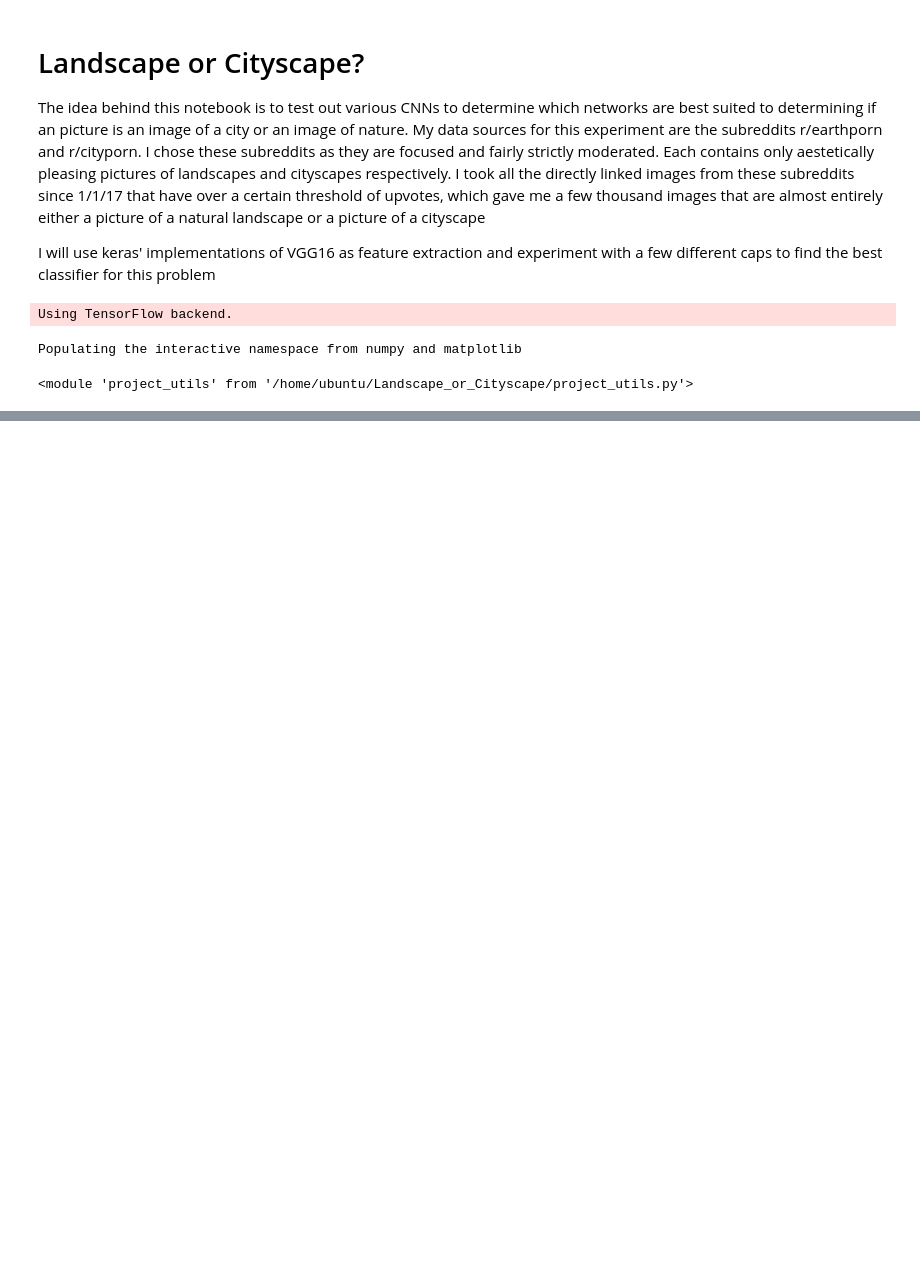
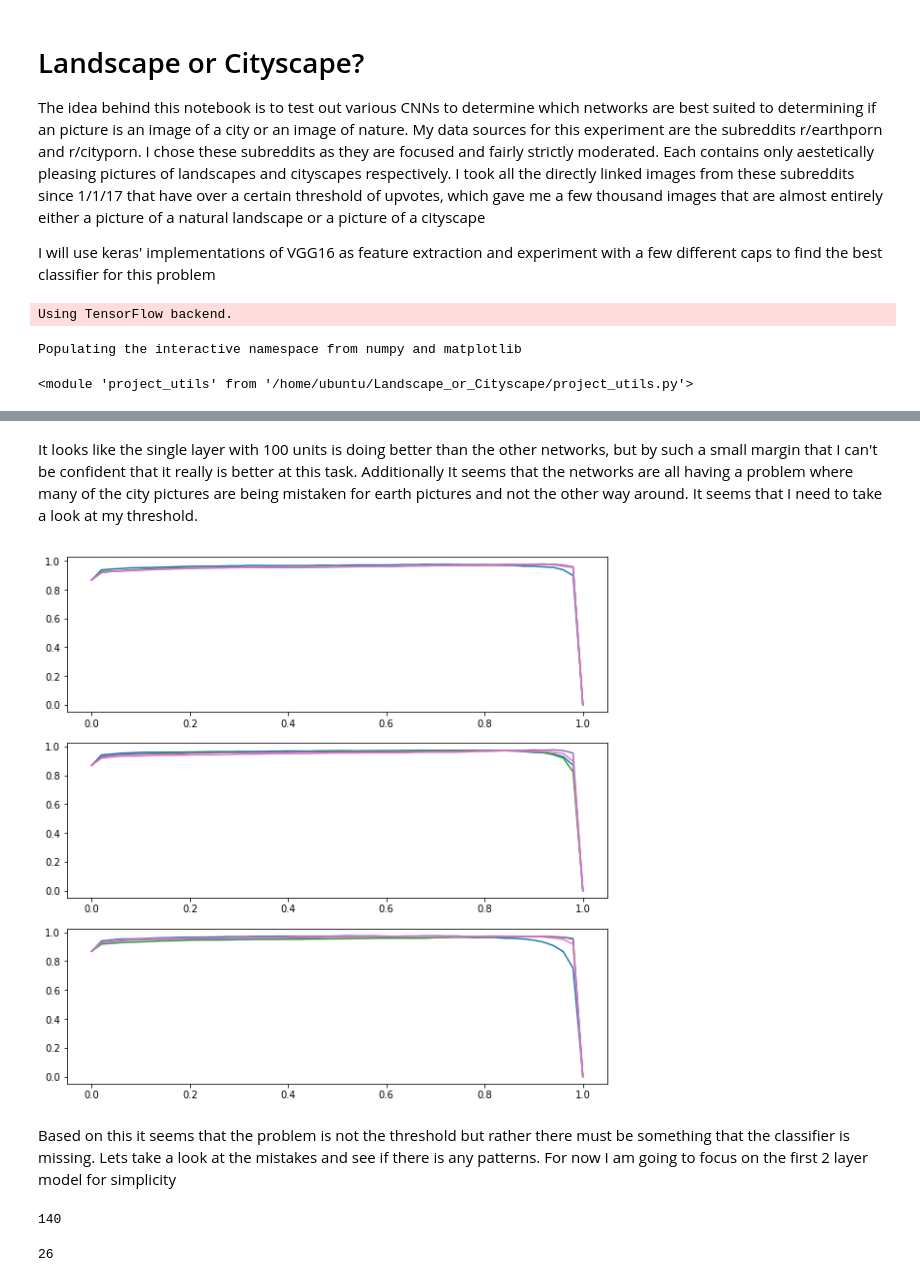
Before and after one commit to GougeC/Landscape_or_Cityscape, a Jupyter notebook: Landscape_Or_Cityscape.ipynb, the cells around one changed output, grey strips where cells are left out. Drawn from its saved outputs; the diff is of its cells as text; code cells hidden in the pictures; blank space fills up the shorter version.

```diff
--- a/Landscape_Or_Cityscape.ipynb
+++ b/Landscape_Or_Cityscape.ipynb
@@ -153,6 +83,0 @@ for model in max_pool_two_layer:
-# %%
-#evaluate model with large top layer
-for model in max_pool_one_big:
-    rocs = []
-    rocs.append(project_utils.evaluate_and_confusion_matrix(X_test,y_test, model, print_res=True))
-    print("Mean ROCAUC score: {}".format())
@@ -197,0 +132,16 @@ This network is doing pretty well! Its at about 95% accuracy between the classes
+# %%
+i = 0
+total = len([x for y in model_types for x in y])
+for model_list in model_types:
+    for model in model_list:
+        model.fit_generator(generator = train_generator,
+                            epochs=20,
+                            steps_per_epoch= 40, #there are 16 images per step so this is 640 per epoch
+                            callbacks = [early_stopping],
+                            validation_data = validation_generator,
+                            validation_steps=40, #validation on 640 images
+                            workers=12,
+                            use_multiprocessing=True,
+                            verbose = 1)
+        i+=1
+        print("{}/{} models trained".format(i,total))
@@ -197,0 +246,31 @@ This network is doing pretty well! Its at about 95% accuracy between the classes
+# %% [markdown]
+It looks like the single layer with 100 units is doing better than the other networks, but by such a small margin that I can't be confident that it really is better at this task. Additionally It seems that the networks are all having a problem where many of the city pictures are being mistaken for earth pictures and not the other way around. It seems that I need to take a look at my threshold.
+# %%
+from sklearn.metrics import f1_score
+def get_multiple_f1_scores(y_true, predictions):
+    '''Takes an F1 score for every threshold (0,1) in steps of .02'''
+    scores = []
+    for threshold in np.linspace(0,1,51):
+        actual = np.argmax(y_true,axis = 1)
+        pred = predictions[:,1] > threshold
+        f1 = f1_score(actual,pred)
+        scores.append(f1)
+    return scores
+# %%
+fig, axs = plt.subplots(ncols = 1, nrows= 3, figsize = (10,10))
+for ind,model_list in enumerate(model_types):
+    for model in model_list:
+        preds = model.predict(X_test)
+        f1s = get_multiple_f1_scores(y_test, preds)
+        axs[ind].plot(np.linspace(0,1,51),f1s)
+plt.show()
+# %% [output]
+[figure, added]
+# %% [markdown]
+Based on this it seems that the problem is not the threshold but rather there must be something that the classifier is missing. Lets take a look at the mistakes and see if there is any patterns. For now I am going to focus on the first 2 layer model for simplicity
+# %%
+#getting the filepaths for the city images
+city_image_paths = os.listdir('images/test/cityporn_3_10')
+print(len(city_image_paths))
+# %% [output]
+140
@@ -197,0 +296,4 @@ This network is doing pretty well! Its at about 95% accuracy between the classes
+# %%
+len(mistakes)
+# %% [output]
+26
```
Also changed, not shown: parts of 34 cells of this notebook, 1 other file.
